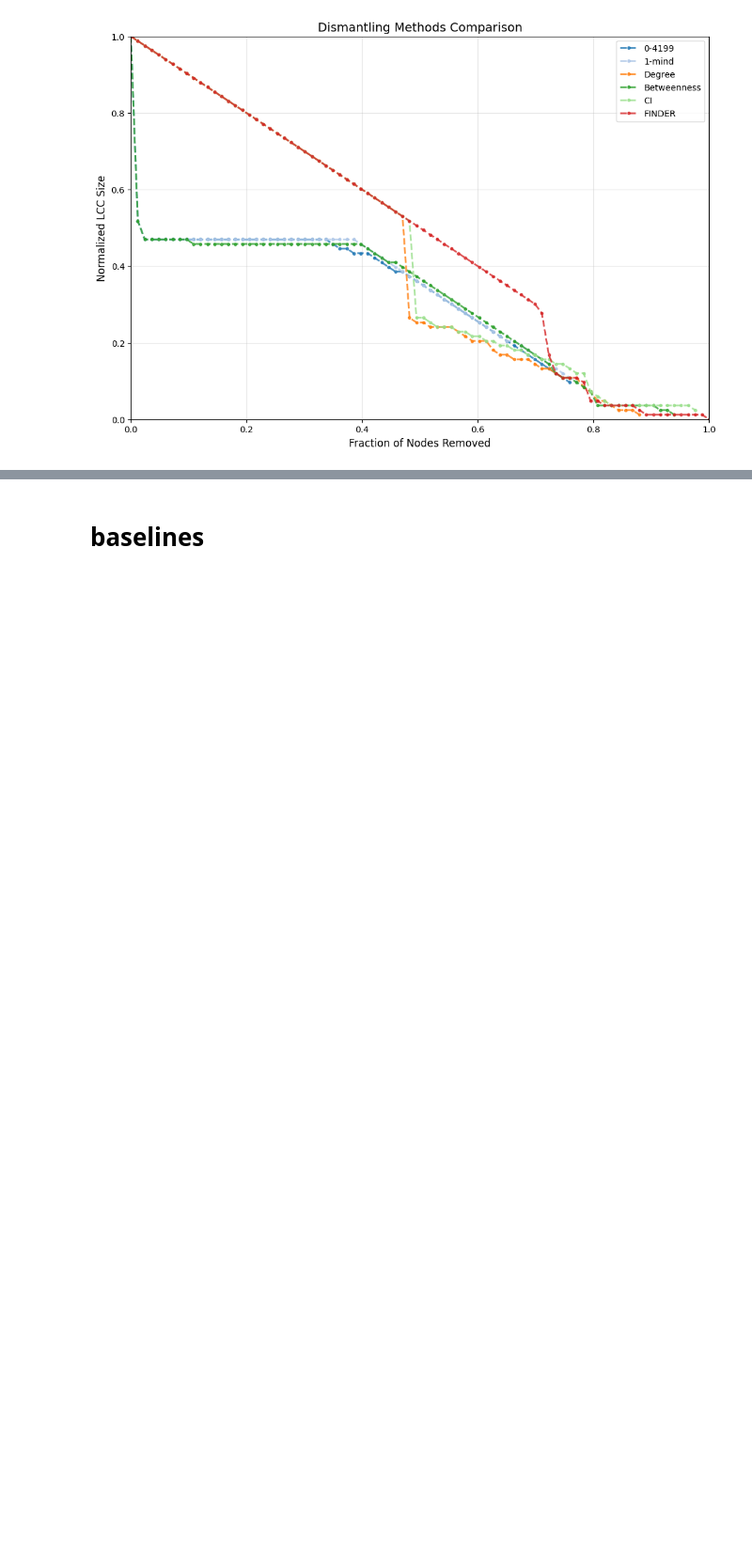
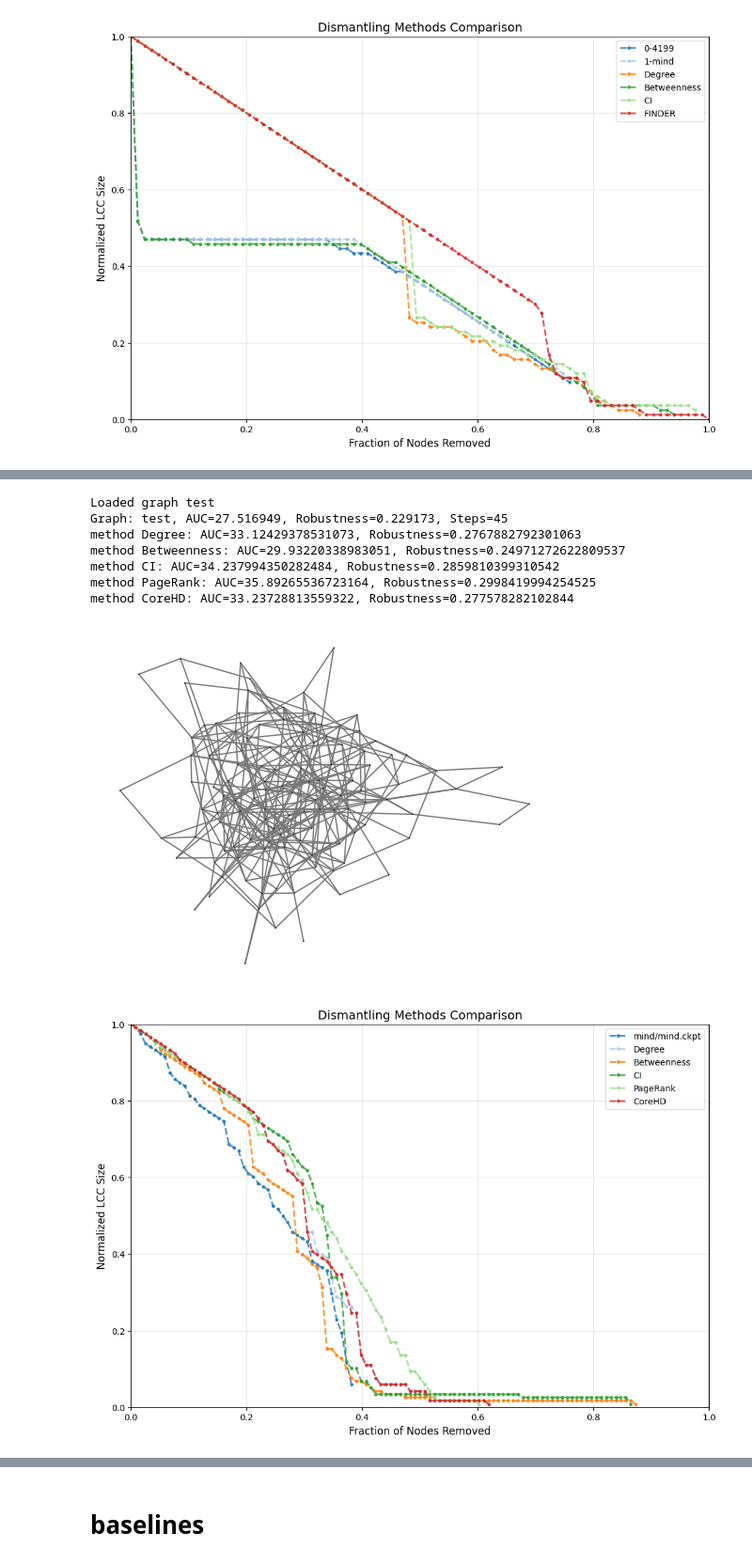
Before and after one commit to Rich-Chaw/MIND-ND, a Jupyter notebook: baseline.ipynb, the cells around one changed output, grey strips where cells are left out. Shown at 94% size. Drawn from its saved outputs; the diff is of its cells as text; code cells hidden in the pictures; blank space fills up the shorter version.

```diff
--- a/baseline.ipynb
+++ b/baseline.ipynb
@@ -295,3 +304,69 @@ method Betweenness: AUC=17.041666666666664, Robustness=0.2078125
+# %%
+import igraph as ig
+import os
+import importlib
+import baseline
+import visualize_dismantling
+importlib.reload(visualize_dismantling)
+importlib.reload(baseline)
+from utils import graph_models
+importlib.reload(graph_models)
+from utils.plot import plot_graph
+from utils.common import load_g
+from utils.graph_models import *
+from baseline import baseline_dismantling,METHODS
+
+# g = SBM(80,p_in=0.15,p_out=0.0075,num_blocks=2)
+# g = SBM(96,p_in=0.12,p_out=0.01,num_blocks=3)
+g = SBM(200, p_in=0.3,p_out=0.01, num_blocks=2)
+# g = DCSBM(120,p_in=0.3,p_out=0.01,num_blocks=5)
+# g = ring_community(120,p_in=0.2,num_communities=4)
+# g = star_community(120,p_in=0.15,num_communities=5)
+# g = WS(80, k=8, p=0.5)
+# g = barbell(120,p_in=0.1,path_len=3,type="ER")
+g = ER(120,0.05)
+# g = BA(160,m=5)
+
+g['name'] = 'test'
+g = g.subgraph(max(g.connected_components(), key=len))
+plot_graph(g)
+
+all_results = {}
+compare_mind_ckpts = [
+                    'saved/mind/mind.ckpt'
+                    ]
+
+for idx, ckpt_pth in enumerate(compare_mind_ckpts):
+    gnn = ckpt_pth.split("/")[1]
+    _, _, test_removals  = mind_wrapper(g,step_ratio=0.0,ckpt_pth=ckpt_pth,gnn=gnn)
+    method_name = ckpt_pth.split("/",1)[-1]
+    all_results[method_name] = test_removals
+
+from baseline import baseline_dismantling,METHODS
+methods = {
+    # "Spectral":METHODS['Spectral'],
+    "Degree":METHODS['Degree'],
+    "Betweenness":METHODS['Betweenness'],
+    "CI": METHODS['CI'],
+    "PageRank":METHODS['PageRank'],
+    "CoreHD":METHODS['CoreHD'],
+    # "MinSum":METHODS["MinSum"]
+}
+baseline_results = baseline_dismantling(g,methods,visualize=False)
+all_results.update(baseline_results)
+
+from visualize_dismantling import visualize_multiple_curve
+visualize_multiple_curve(g,all_results)
+# %% [output]
+Loaded graph test
+Graph: test, AUC=27.516949, Robustness=0.229173, Steps=45
+method Degree: AUC=33.12429378531073, Robustness=0.2767882792301063
+method Betweenness: AUC=29.93220338983051, Robustness=0.24971272622809537
+method CI: AUC=34.237994350282484, Robustness=0.2859810399310542
+method PageRank: AUC=35.89265536723164, Robustness=0.2998419994254525
+method CoreHD: AUC=33.23728813559322, Robustness=0.277578282102844
+[figure, added]
+[figure, added]
 # %%
 import matplotlib.pyplot as plt
 import os
```
Also changed, not shown: parts of 3 cells of this notebook, 24 other files.
